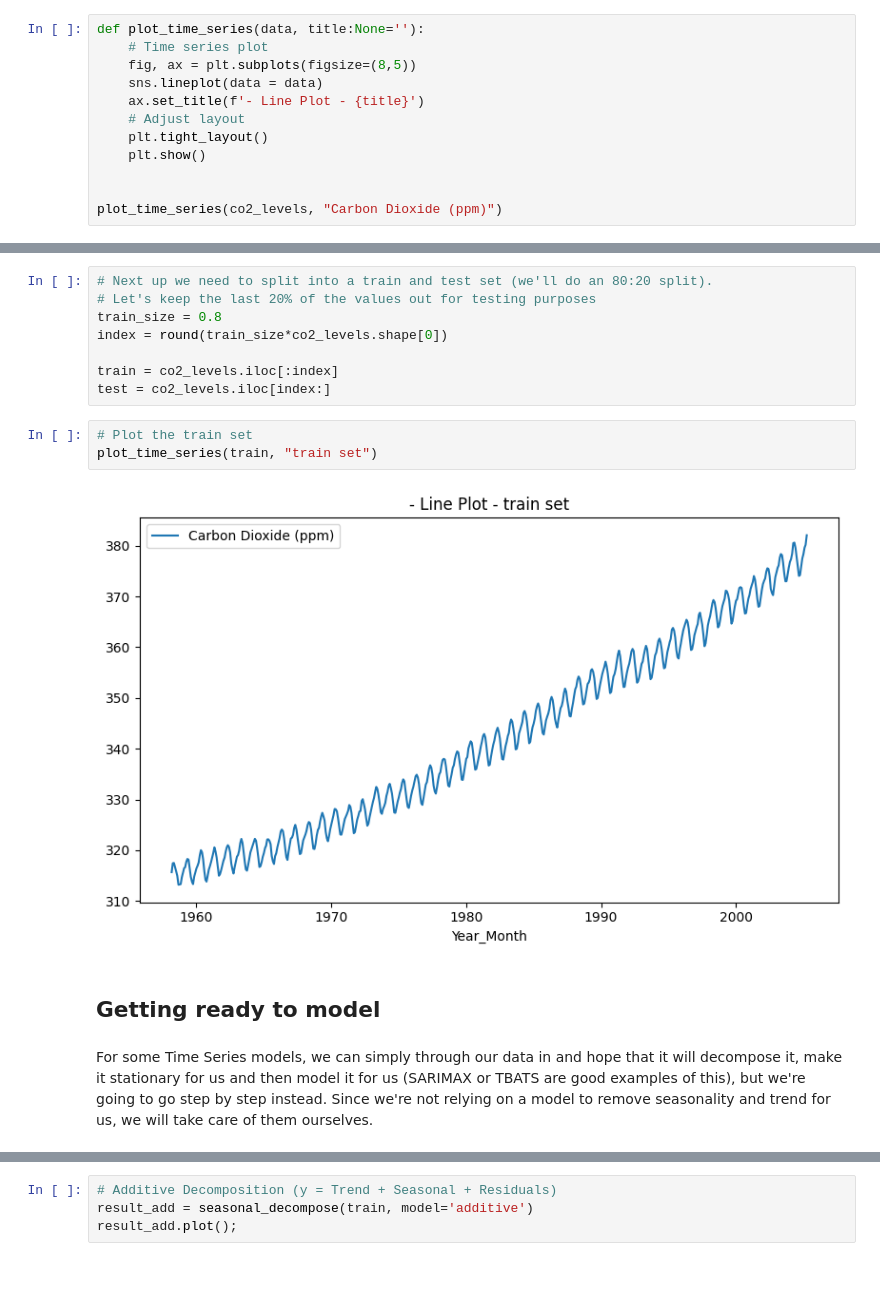
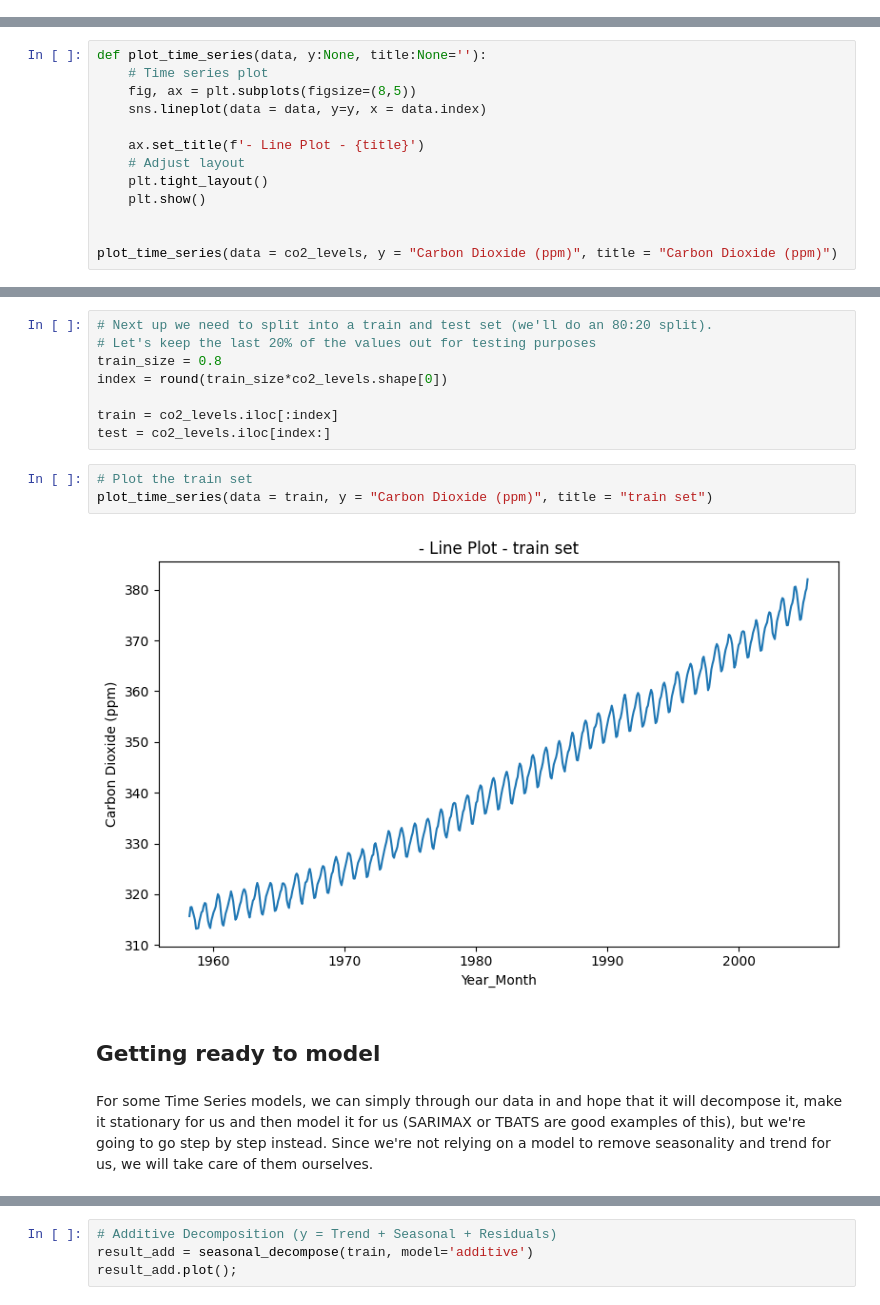
Before and after one commit to thcarole1/Carbon_Dioxide_Levels_in_Atmosphere, a Jupyter notebook: notebooks/Carbon dioxide levels prediction.ipynb, the cells around one changed output, grey strips where cells are left out. Cells and saved outputs as stored; diff of their text form; blank space fills up the shorter version.

Commit message:
notebook update : ARIMA model Done

```diff
--- a/notebooks/Carbon dioxide levels prediction.ipynb
+++ b/notebooks/Carbon dioxide levels prediction.ipynb
@@ -360,15 +351,3 @@ co2_levels.hist(bins=50, figsize=(8,5))
 plt.show()
 # %% [output]
 [figure]
-# %%
-def plot_time_series(data, title:None=''):
-    # Time series plot
-    fig, ax = plt.subplots(figsize=(8,5))
-    sns.lineplot(data = data)
-    ax.set_title(f'- Line Plot - {title}')
-    # Adjust layout
-    plt.tight_layout()
-    plt.show()
-
-
-plot_time_series(co2_levels, "Carbon Dioxide (ppm)")
@@ -376,0 +354,13 @@ plot_time_series(co2_levels, "Carbon Dioxide (ppm)")
+# %%
+def plot_time_series(data, y:None, title:None=''):
+    # Time series plot
+    fig, ax = plt.subplots(figsize=(8,5))
+    sns.lineplot(data = data, y=y, x = data.index)
+
+    ax.set_title(f'- Line Plot - {title}')
+    # Adjust layout
+    plt.tight_layout()
+    plt.show()
+
+
+plot_time_series(data = co2_levels, y = "Carbon Dioxide (ppm)", title = "Carbon Dioxide (ppm)")
@@ -597,10 +589,10 @@ train = co2_levels.iloc[:index]
 test = co2_levels.iloc[index:]
 # %%
 # Plot the train set
-plot_time_series(train, "train set")
+plot_time_series(data = train, y = "Carbon Dioxide (ppm)", title = "train set")
 # %% [output]
-[figure, old version]
+[figure, new version]
-# %% [markdown]
-## Getting ready to model
-# %% [markdown]
-For some Time Series models, we can simply through our data in and hope that it will decompose it, make it stationary for us and then model it for us (SARIMAX or TBATS are good examples of this), but we're going to go step by step instead. Since we're not relying on a model to remove seasonality and trend for us, we will take care of them ourselves.
+# %% [markdown]
+## Getting ready to model
+# %% [markdown]
+For some Time Series models, we can simply through our data in and hope that it will decompose it, make it stationary for us and then model it for us (SARIMAX or TBATS are good examples of this), but we're going to go step by step instead. Since we're not relying on a model to remove seasonality and trend for us, we will take care of them ourselves.
```
Also changed, not shown: parts of 137 cells of this notebook, 8 other files.
